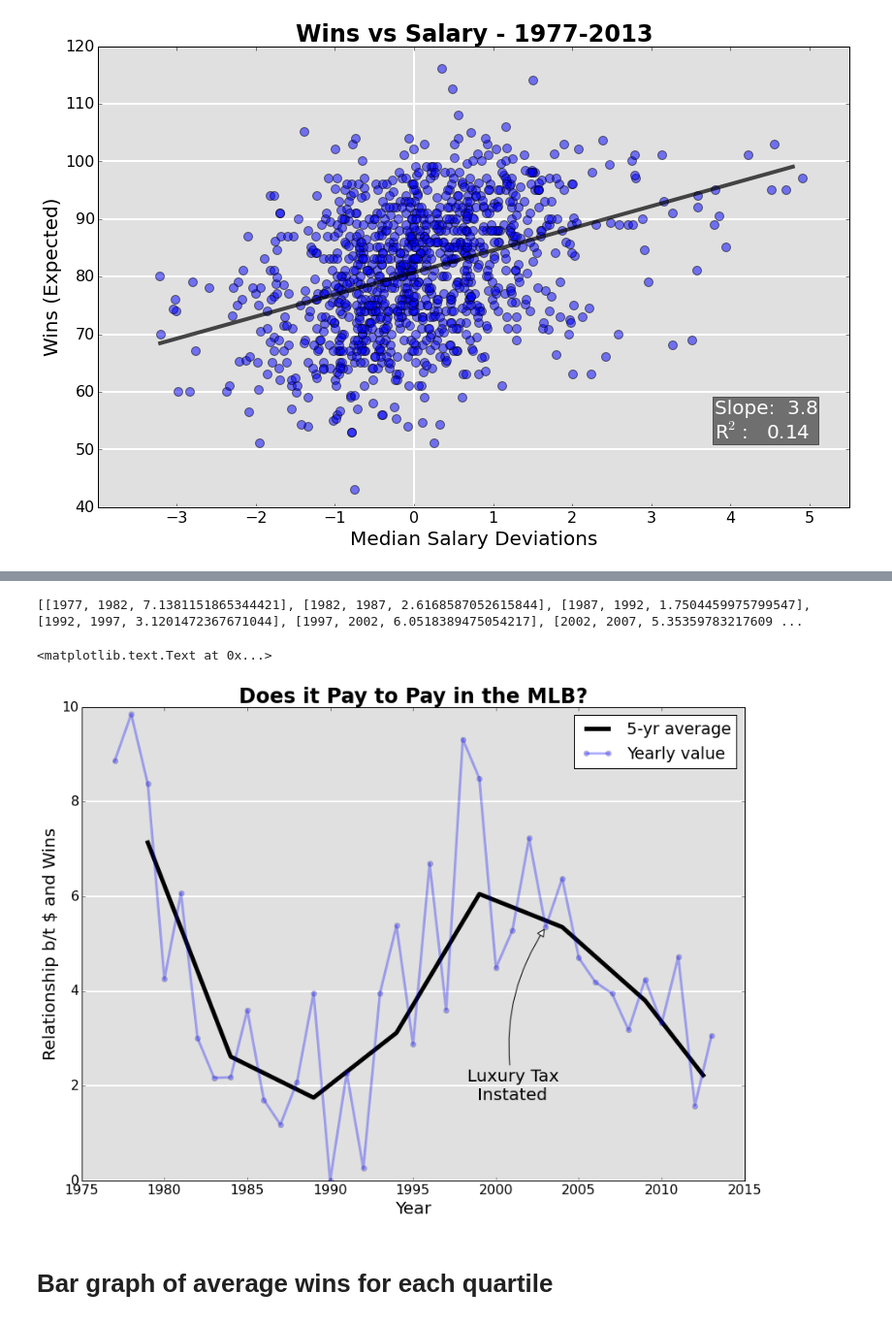
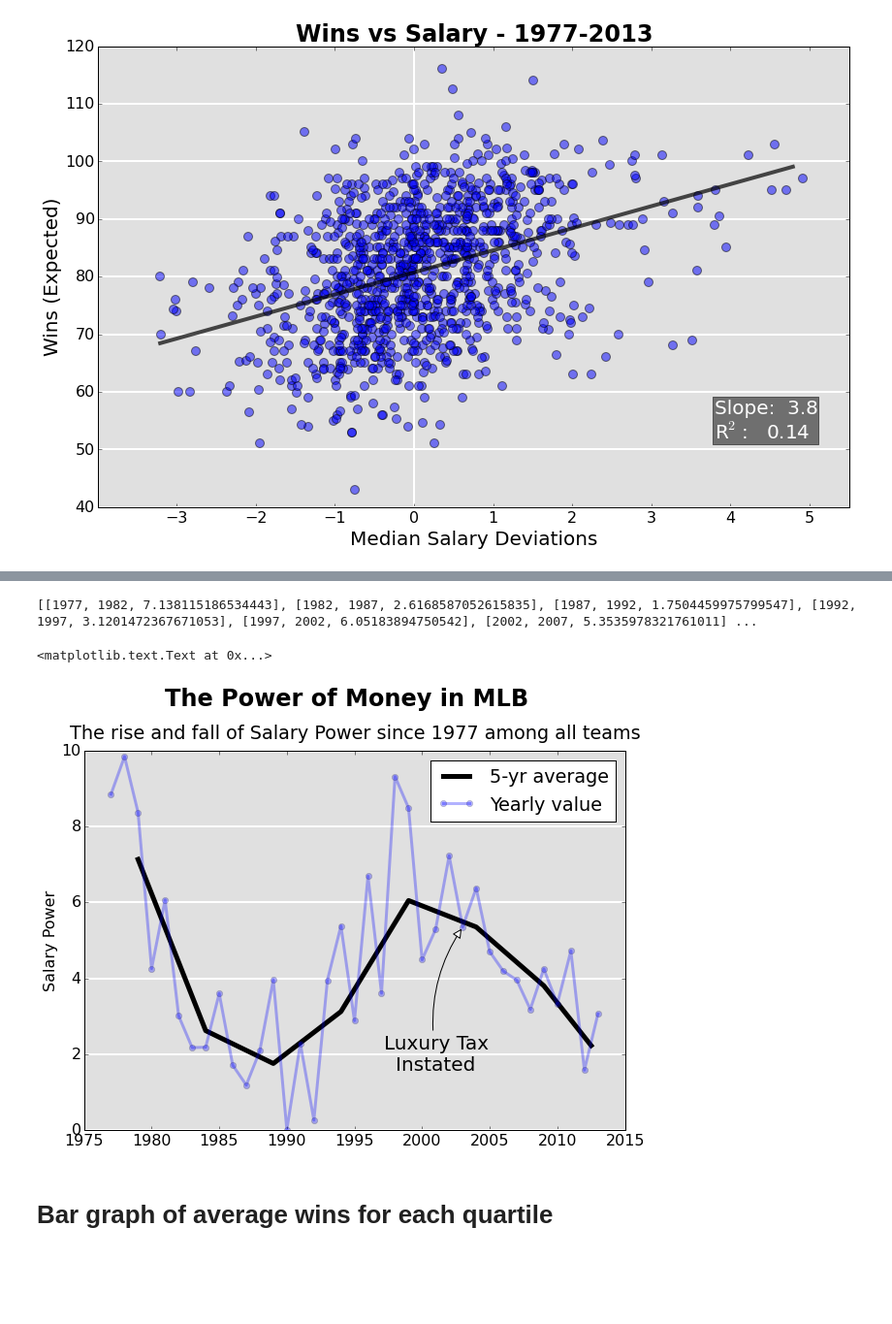
Before and after one commit to tyleha/personal, a Jupyter notebook: baseball.ipynb, the cells around one changed output, grey strips where cells are left out. Shown at 97% size. Drawn from its saved outputs; the diff is of its cells as text; code cells hidden in the pictures; blank space fills up the shorter version.

```diff
--- a/baseball.ipynb
+++ b/baseball.ipynb
@@ -274,7 +269,7 @@ plt.savefig(r'C:\Users\Tyler\Desktop\foo.png', dpi=300)
 [figure]
 # %%
 metric = 'mad_salary'
-blend = True
+blend = False
 step = 10
 yrs = [1977, 1984, 1994, 2004, 2014]
 cm = plt.get_cmap('Blues')
@@ -305,9 +300,9 @@ for idx in range(len(yrs)-1):
     plt.plot(fakedata[:,1], y_hat, c='k', linewidth=4, alpha=0.8, zorder=1)
 
     # Plot all team data from this period
-    plt.scatter(x, y, s=80, alpha=0.7)
+    plt.scatter(x, y, s=80, alpha=0.6)
     if not blend:
-        plt.title("%s to %s (slope=%0.1f)"%(yrs[idx], yrs[idx+1]-1, res.params[1]),)
+        plt.title("%s to %s"%(yrs[idx], yrs[idx+1]-1))
         plt.ylabel("Wins", fontsize=16)
         team = decade[decade.team.str.contains('Athletics')]
         l1=plt.scatter(team[metric], team.expected_wins, c='#FFD800', s=120, zorder=2, label='Athletics')
@@ -323,15 +318,15 @@ for idx in range(len(yrs)-1):
         team = decade[decade.team.str.contains('Yankees')]
         l2=plt.scatter(team[metric].mean(), team.expected_wins.mean(), c='k', s=120, zorder=2, alpha=0.9, label='Yankees')
     plt.plot([0,0], [40, 120], 'w', linewidth=2, zorder=0)
-    plt.plot([-5, 5], [81, 81],  'w', linewidth=2, zorder=0)
+    plt.plot([-5, 5.5], [81, 81],  'w', linewidth=2, zorder=0)
     ax.set_axisbelow(True)
-    ax.set_ylim([60, 102])
-    ax.set_xlim([-3, 4.5])
+    ax.set_ylim([40, 120])
+    ax.set_xlim([-3.5, 5.5])
     ax.set_xticks(np.arange(-3, 5, 1))
     plt.xlabel("Salary Deviations from Median", fontsize=16)
 
     text = "Slope:\t%0.1f\nR$^2$:\t %0.2f"%(res.params[1], res.rsquared)
-    ax.text(-2.5, 93, text.expandtabs(), fontsize=16, color='w', bbox=dict(facecolor='k', alpha=0.5))
+    ax.text(-3, 105, text.expandtabs(), fontsize=16, color='w', bbox=dict(facecolor='k', alpha=0.5))
 #plt.xlim([-4, 5.5])
 #plt.ylim([40, 120])
 plt.suptitle("MLB Wins vs Salary over 10 Yr Periods", y=.98, fontdict={'size':24, 'fontweight':'bold'})
@@ -359,7 +354,7 @@ for idx in range(len(yrs)-1):
     res = est.fit()
     slopes.append([yrs[idx], yrs[idx+1], res.params[1]])
 
-fig = plt.figure(figsize=(14,10))
+fig = plt.figure(figsize=(10,7))
 ax = fig.add_subplot(111,  axisbg='#E0E0E0')
 ax.grid(axis='y', linewidth=2, ls='-', color='#ffffff')
 ax.set_axisbelow(True)
@@ -369,38 +364,39 @@ print slopes
 metric = 'mad_salary'
 step = 1
 yrs = range(1977, 2014, step)+[2014]
 slopes = []
 
 for idx in range(len(yrs)-1):
     yrdata = stats[(stats.year >= yrs[idx]) & (stats.year < yrs[idx+1])]
 
     # Produce a linear fit for the selected data metric
     x = yrdata[metric].as_matrix()
     x = sm.add_constant(x)
     est = sm.OLS(yrdata['expected_wins'], x)
     res = est.fit()
     slopes.append([yrs[idx], yrs[idx+1], res.params[1]])
 
 plt.plot([x[0] for x in slopes], [x[2] for x in slopes], 'bo-', alpha=0.3, linewidth=3, label='Yearly value')
 
 # Legends, titles, etc
 ann = ax.annotate("Luxury Tax\nInstated",
                   xy=(2003, 5.35), xycoords='data',
                   xytext=(2001, 2), textcoords='data',
                   size=20, va="center", ha="center",
                   #bbox=dict(fc="w"),
                   arrowprops=dict(arrowstyle="-|>",
                                   connectionstyle="arc3,rad=-0.2",
                                   fc="w"),
                   )
-plt.title("Does it Pay to Pay in the MLB?", fontdict={'size':24, 'fontweight':'bold'})
+plt.suptitle("The Power of Money in MLB", fontdict={'size':24, 'fontweight':'bold'}, y=1.03)
+plt.title('The rise and fall of Salary Power since 1977 among all teams', y=1.02)
 plt.legend(loc='upper right')
-plt.ylabel("Relationship b/t $ and Wins", fontsize=20)
-plt.xlabel("Year", fontsize=20)
+plt.ylabel("Salary Power", fontsize=16)
+#plt.xlabel("Year", fontsize=20)
 # %% [output]
-[[1977, 1982, 7.1381151865344421], [1982, 1987, 2.6168587052615844], [1987, 1992, 1.7504459975799547], [1992, 1997, 3.1201472367671044], [1997, 2002, 6.0518389475054217], [2002, 2007, 5.35359783217609 ...
+[[1977, 1982, 7.138115186534443], [1982, 1987, 2.6168587052615835], [1987, 1992, 1.7504459975799547], [1992, 1997, 3.1201472367671053], [1997, 2002, 6.05183894750542], [2002, 2007, 5.3535978321761011] ...
 <matplotlib.text.Text at 0x...>
-[figure, old version]
+[figure, new version]
 # %% [markdown]
 # Bar graph of average wins for each quartile
 # %%
```
Also changed, not shown: parts of 12 cells of this notebook, 1 other file.
